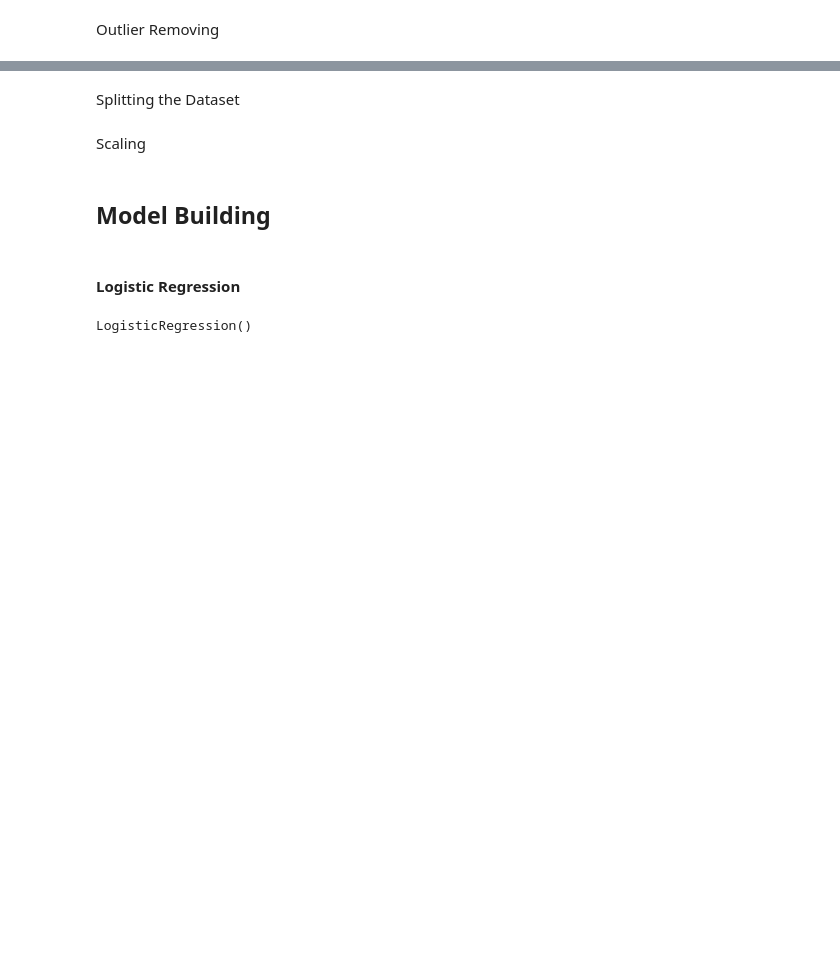
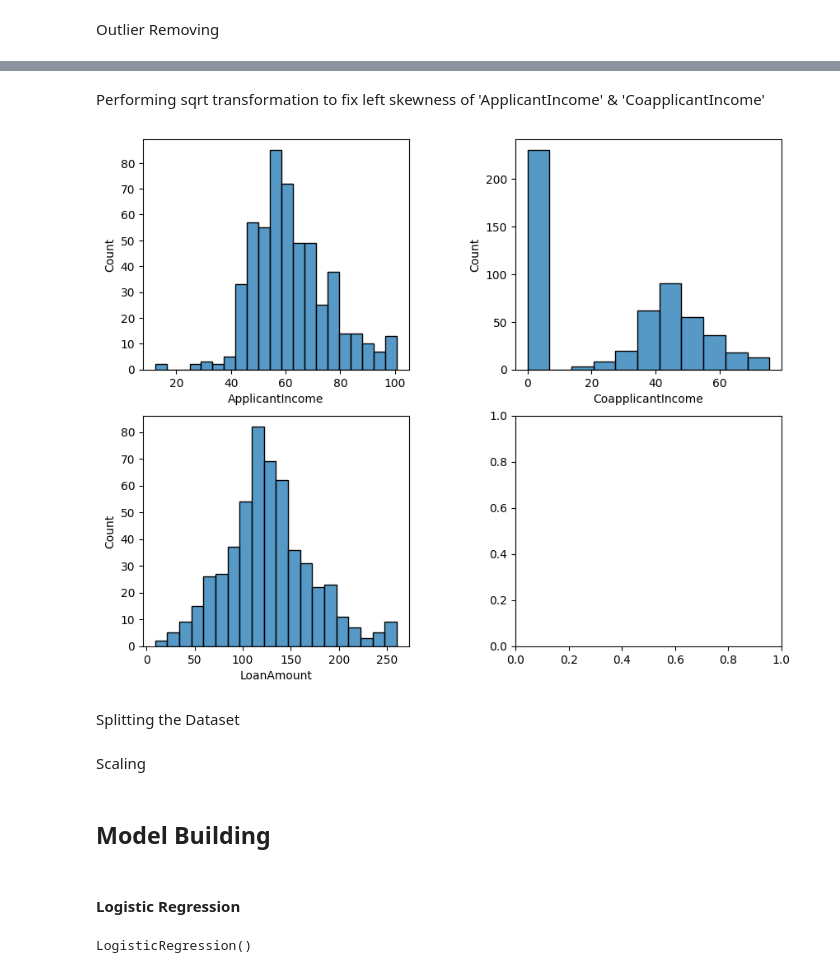
Before and after one commit to itsNileshHere/Loan-Approval-Prediction, a Jupyter notebook: Loan Approval Prediction.ipynb, the cells around one changed output, grey strips where cells are left out. Saved outputs shown, nothing was run; the diff lists cells and outputs as text; code cells hidden in the pictures; blank space fills up the shorter version.

```diff
--- a/Loan Approval Prediction.ipynb
+++ b/Loan Approval Prediction.ipynb
@@ -217,0 +235,2 @@ plt.subplots_adjust(wspace=0.4)
+# %% [markdown]
+Performing sqrt transformation to fix left skewness of 'ApplicantIncome' & 'CoapplicantIncome'
@@ -218,3 +240,11 @@ plt.subplots_adjust(wspace=0.4)
+# %%
+fig, axs = plt.subplots(2, 2, figsize=((10, 8)))
+sns.histplot(data=df['ApplicantIncome'], ax=axs[0,0])
+sns.histplot(data=df['CoapplicantIncome'], ax=axs[0,1])
+sns.histplot(data=df['LoanAmount'], ax=axs[1,0])
+plt.subplots_adjust(wspace=0.4)
+# %% [output]
+[figure, added]
 # %% [markdown]
 Splitting the Dataset
 # %%
```
Also changed, not shown: parts of 21 cells of this notebook.
